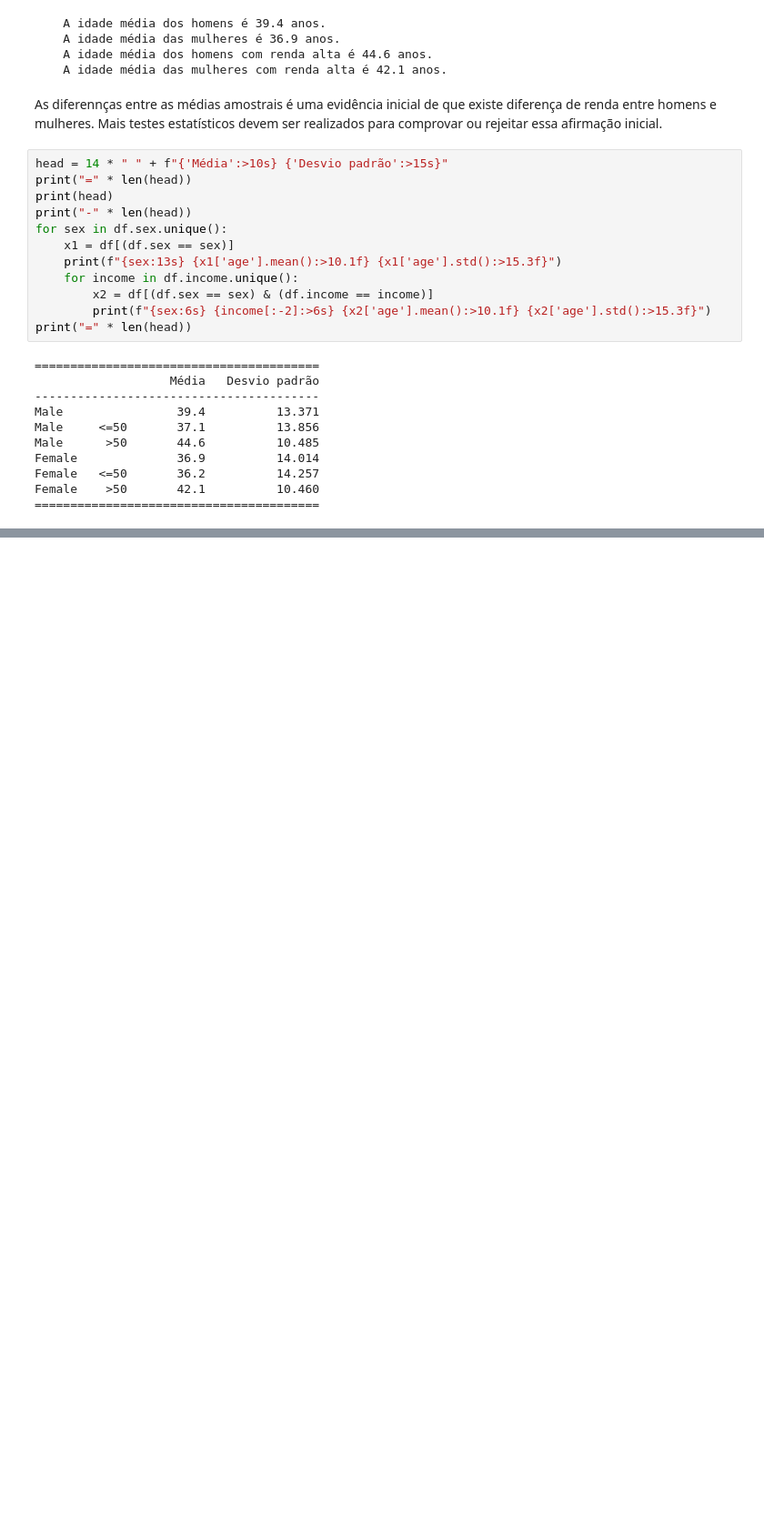
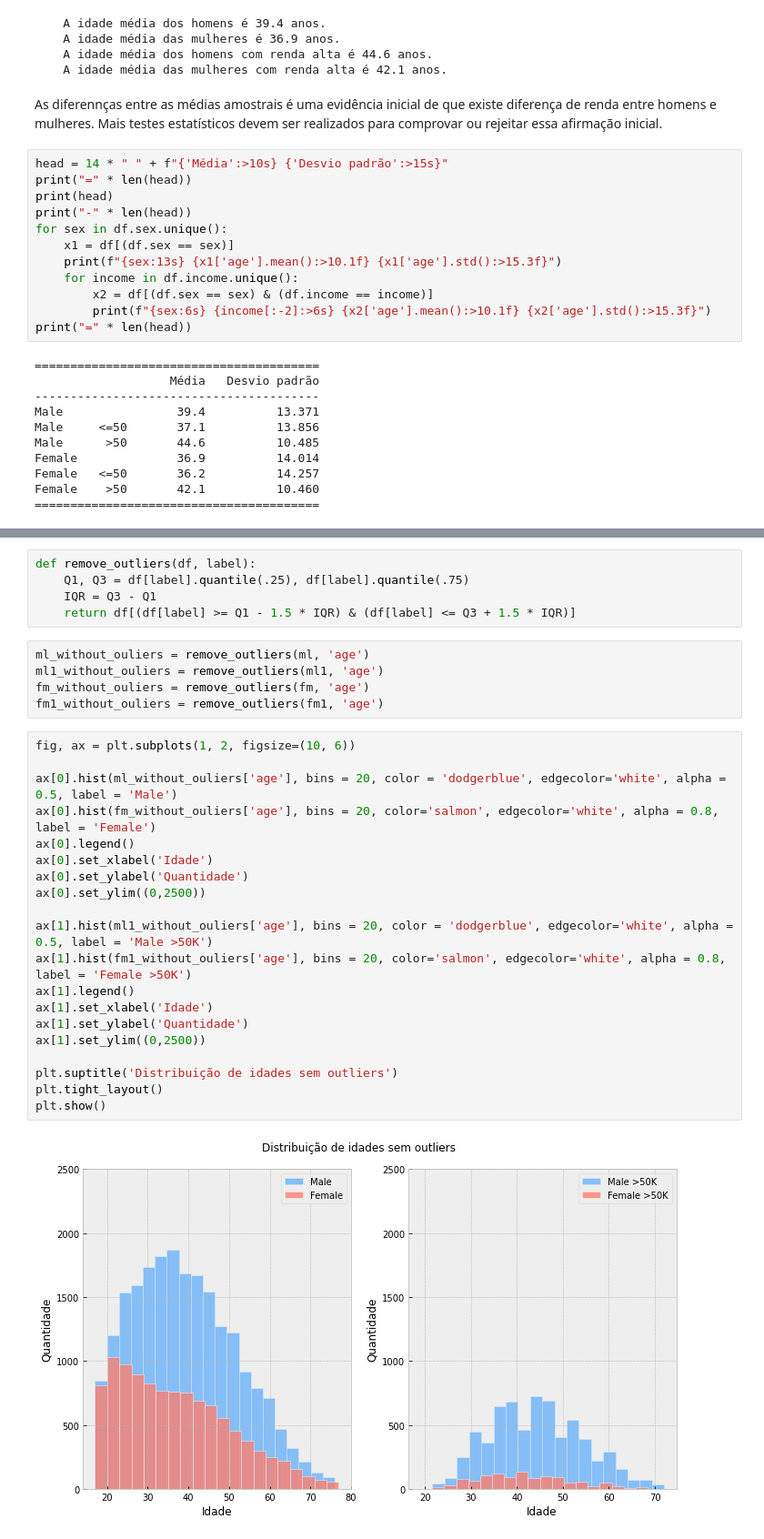
Before and after one commit to igoandrade/data-science-tutoriais, a Jupyter notebook: intro_data_science/chap_03/chap_03.ipynb, the cells around one changed output, grey strips where cells are left out. Shown: that part at 91% size. Cells and saved outputs as stored; diff of their text form; blank space fills up the shorter version.

```diff
--- a/intro_data_science/chap_03/chap_03.ipynb
+++ b/intro_data_science/chap_03/chap_03.ipynb
@@ -159,0 +191,32 @@ array(['<=50K\n', '>50K\n'], dtype=object)
+# %%
+def remove_outliers(df, label):
+    Q1, Q3 = df[label].quantile(.25), df[label].quantile(.75)
+    IQR = Q3 - Q1
+    return df[(df[label] >= Q1 - 1.5 * IQR) & (df[label] <= Q3 + 1.5 * IQR)]
+# %%
+ml_without_ouliers = remove_outliers(ml, 'age')
+ml1_without_ouliers = remove_outliers(ml1, 'age')
+fm_without_ouliers = remove_outliers(fm, 'age')
+fm1_without_ouliers = remove_outliers(fm1, 'age')
+# %%
+fig, ax = plt.subplots(1, 2, figsize=(10, 6))
+
+ax[0].hist(ml_without_ouliers['age'], bins = 20, color = 'dodgerblue', edgecolor='white', alpha = 0.5, label = 'Male')
+ax[0].hist(fm_without_ouliers['age'], bins = 20, color='salmon', edgecolor='white', alpha = 0.8, label = 'Female')
+ax[0].legend()
+ax[0].set_xlabel('Idade')
+ax[0].set_ylabel('Quantidade')
+ax[0].set_ylim((0,2500))
+
+ax[1].hist(ml1_without_ouliers['age'], bins = 20, color = 'dodgerblue', edgecolor='white', alpha = 0.5, label = 'Male >50K')
+ax[1].hist(fm1_without_ouliers['age'], bins = 20, color='salmon', edgecolor='white', alpha = 0.8, label = 'Female >50K')
+ax[1].legend()
+ax[1].set_xlabel('Idade')
+ax[1].set_ylabel('Quantidade')
+ax[1].set_ylim((0,2500))
+
+plt.suptitle('Distribuição de idades sem outliers')
+plt.tight_layout()
+plt.show()
+# %% [output]
+[figure, added]
```
Also changed, not shown: parts of 11 cells of this notebook.
